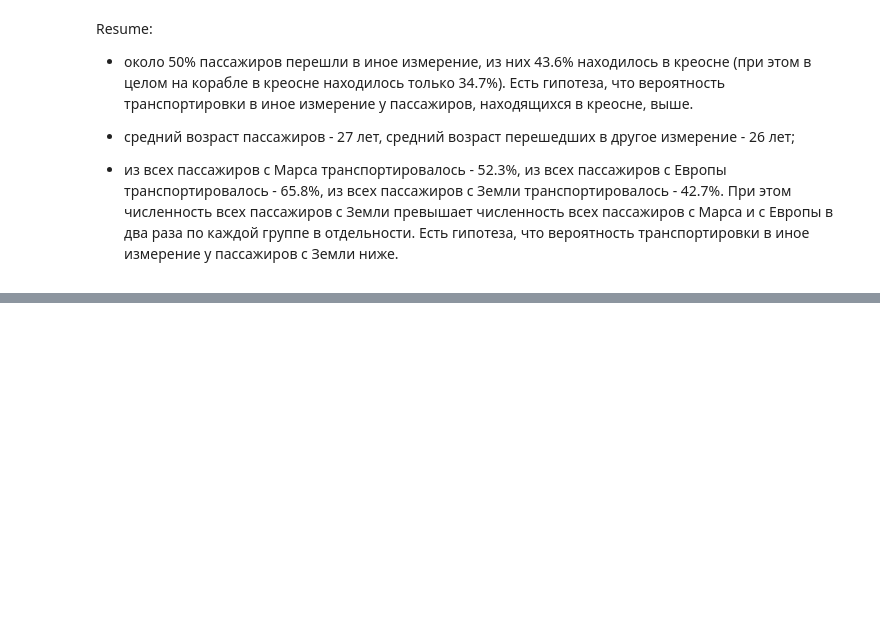
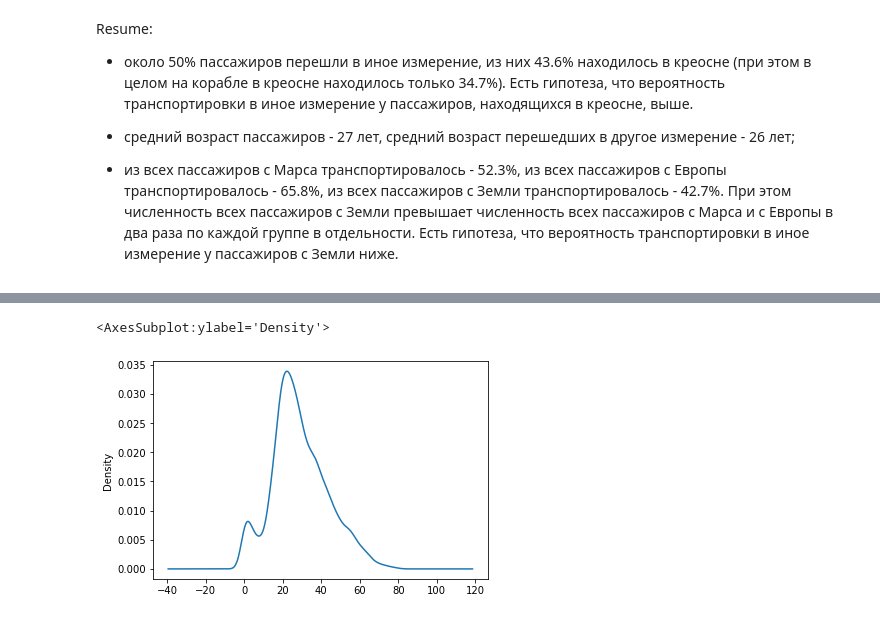
Before and after one commit to MrrYar/TMS_test, a Jupyter notebook: HomeWork_4.ipynb, the cells around one changed output, grey strips where cells are left out. Saved outputs shown, nothing was run; the diff lists cells and outputs as text; code cells hidden in the pictures; blank space fills up the shorter version.

```diff
--- a/HomeWork_4.ipynb
+++ b/HomeWork_4.ipynb
@@ -319,0 +346,5 @@ Resume:
+# %%
+df["Age"].plot.density()
+# %% [output]
+<AxesSubplot:ylabel='Density'>
+[figure, added]
```
Also changed, not shown: parts of 31 cells of this notebook.
